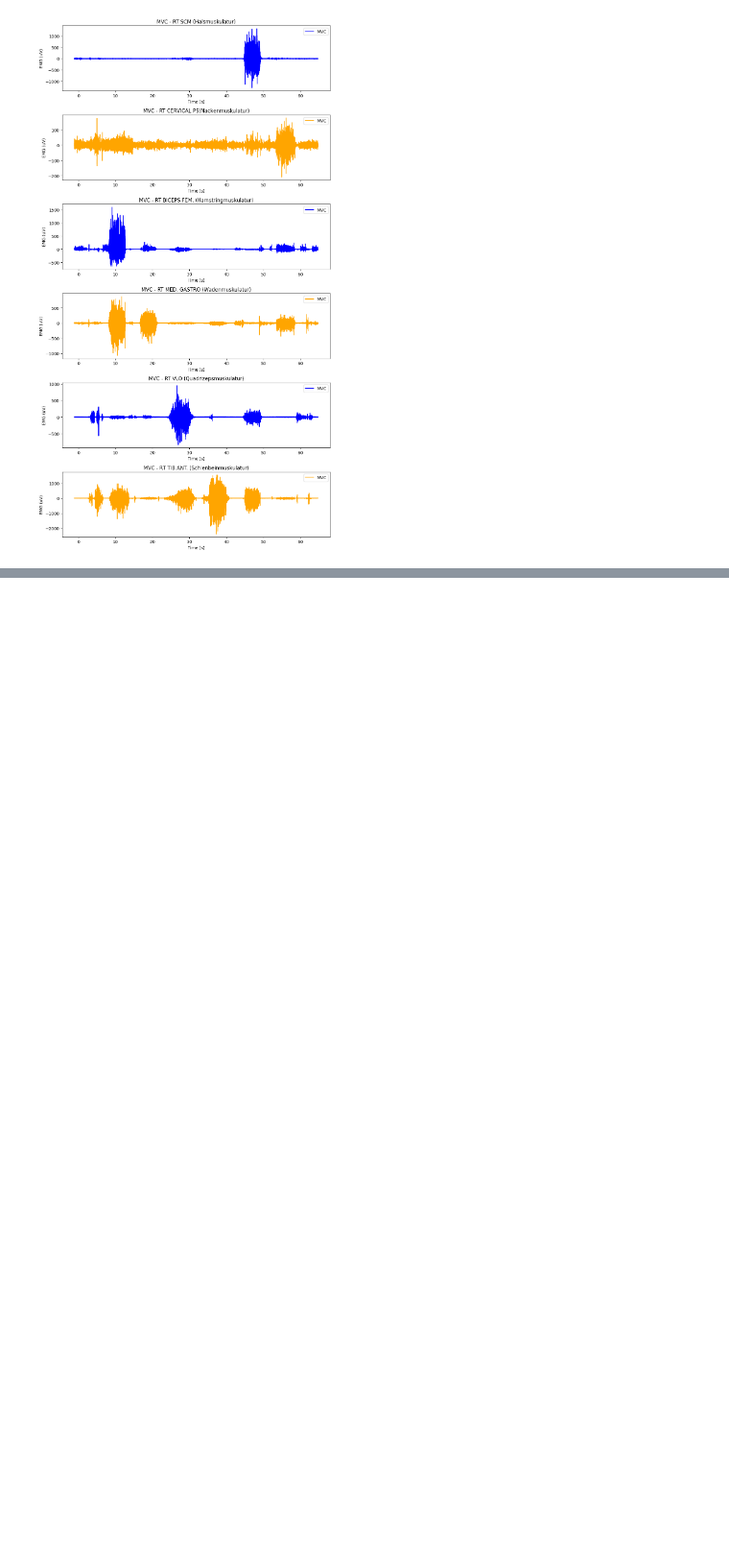
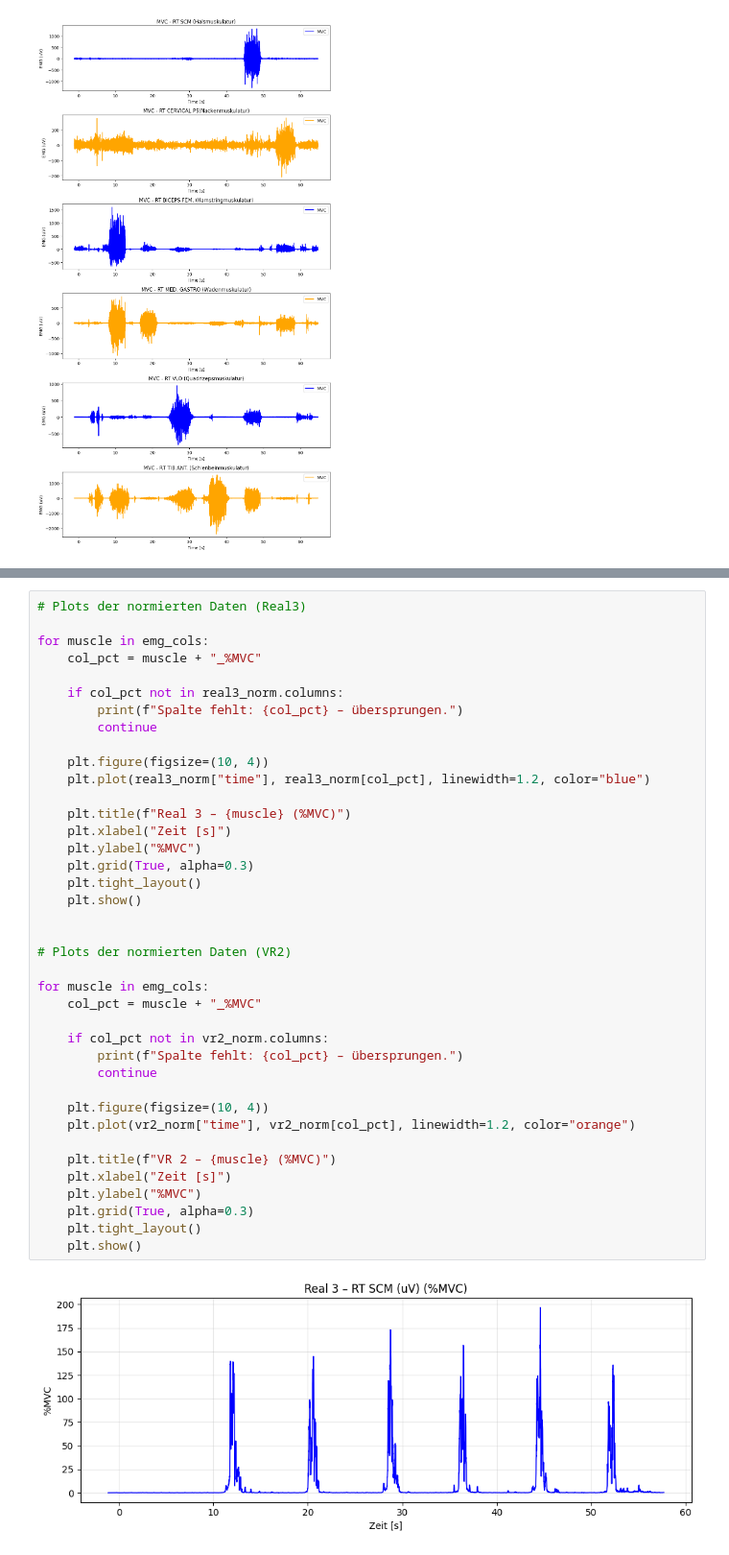
Before and after one commit to TillSchroeter/BA_Project, a Jupyter notebook: main_EMG.ipynb, the cells around one changed output, grey strips where cells are left out. Shown at 96% size. Saved outputs shown, nothing was run; the diff lists cells and outputs as text; blank space fills up the shorter version.

```diff
--- a/main_EMG.ipynb
+++ b/main_EMG.ipynb
@@ -61,0 +247,41 @@ plt.show()
+# %%
+# Plots der normierten Daten (Real3)
+
+for muscle in emg_cols:
+    col_pct = muscle + "_%MVC"
+
+    if col_pct not in real3_norm.columns:
+        print(f"Spalte fehlt: {col_pct} – übersprungen.")
+        continue
+
+    plt.figure(figsize=(10, 4))
+    plt.plot(real3_norm["time"], real3_norm[col_pct], linewidth=1.2, color="blue")
+
+    plt.title(f"Real 3 – {muscle} (%MVC)")
+    plt.xlabel("Zeit [s]")
+    plt.ylabel("%MVC")
+    plt.grid(True, alpha=0.3)
+    plt.tight_layout()
+    plt.show()
+
+
+# Plots der normierten Daten (VR2)
+
+for muscle in emg_cols:
+    col_pct = muscle + "_%MVC"
+
+    if col_pct not in vr2_norm.columns:
+        print(f"Spalte fehlt: {col_pct} – übersprungen.")
+        continue
+
+    plt.figure(figsize=(10, 4))
+    plt.plot(vr2_norm["time"], vr2_norm[col_pct], linewidth=1.2, color="orange")
+
+    plt.title(f"VR 2 – {muscle} (%MVC)")
+    plt.xlabel("Zeit [s]")
+    plt.ylabel("%MVC")
+    plt.grid(True, alpha=0.3)
+    plt.tight_layout()
+    plt.show()
+# %% [output]
+[figure, added]
```
Also changed, not shown: parts of 5 cells of this notebook.
